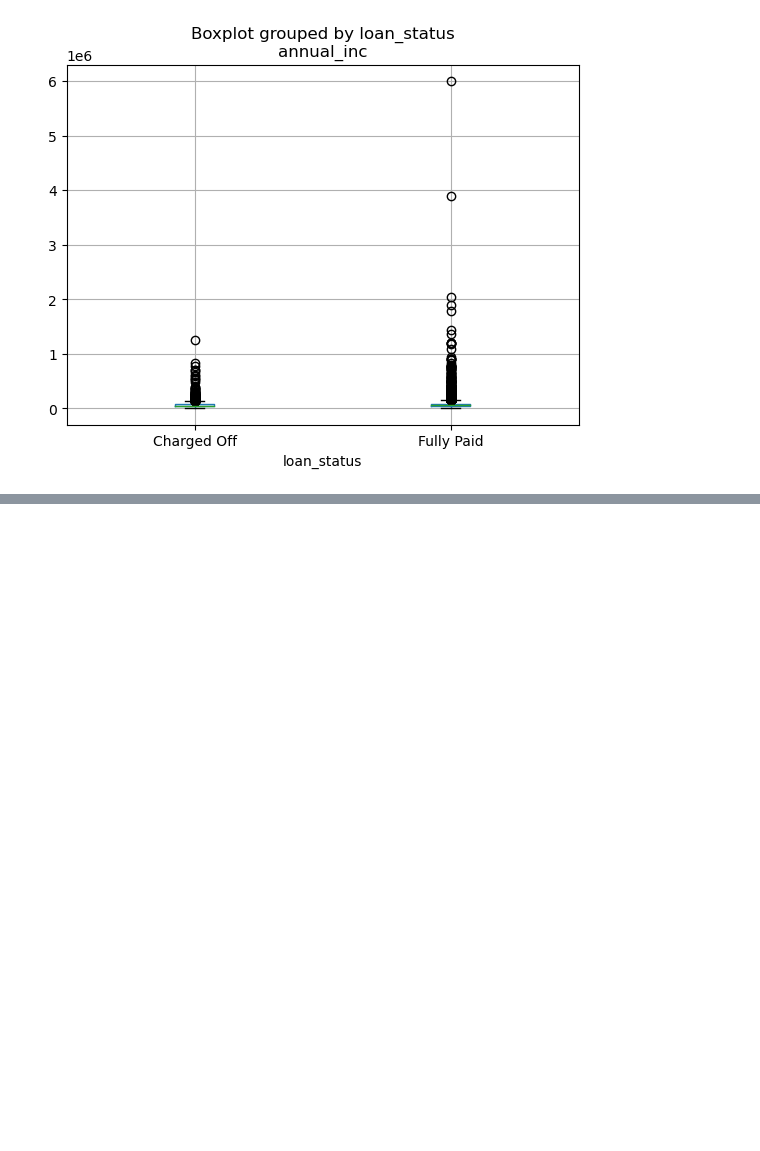
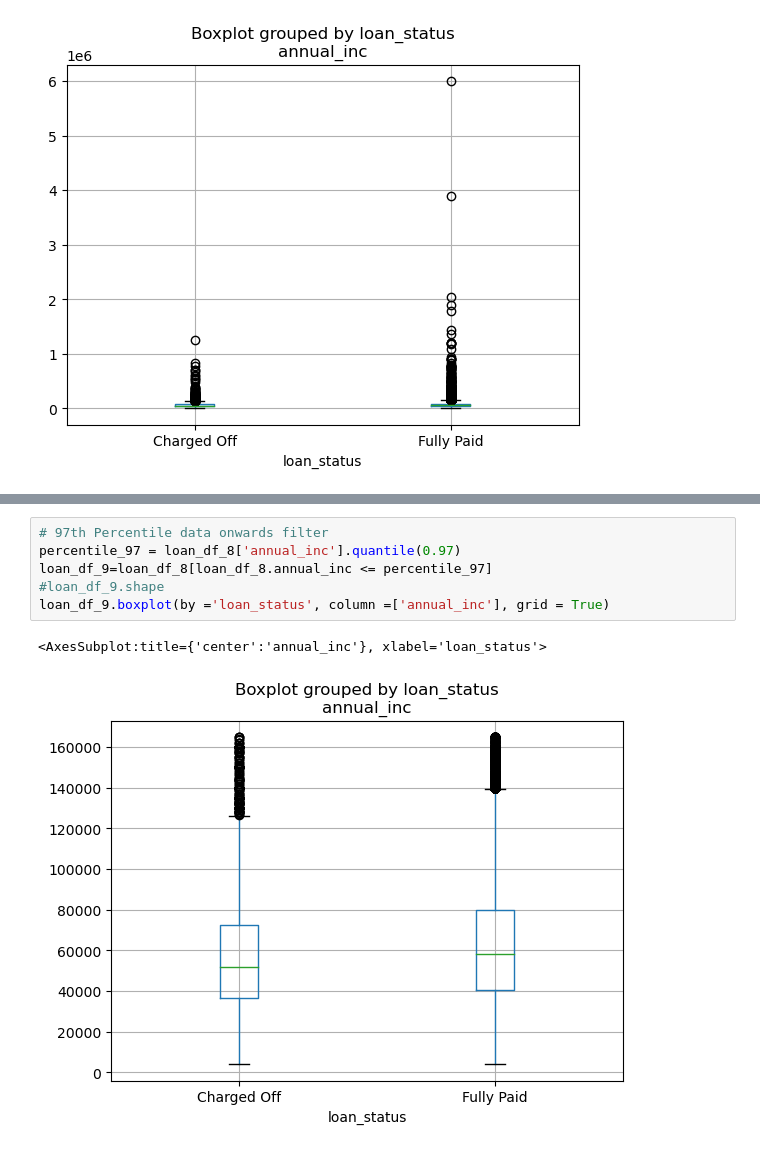
Before and after one commit to krishnendra/LendingClubCaseStudy, a Jupyter notebook: final_lccs.ipynb, the cells around one changed output, grey strips where cells are left out. Drawn from its saved outputs; the diff is of its cells as text; blank space fills up the shorter version.

```diff
--- a/final_lccs.ipynb
+++ b/final_lccs.ipynb
@@ -321,0 +333,9 @@ loan_df_8.shape
+# %%
+# 97th Percentile data onwards filter
+percentile_97 = loan_df_8['annual_inc'].quantile(0.97)
+loan_df_9=loan_df_8[loan_df_8.annual_inc <= percentile_97]
+#loan_df_9.shape
+loan_df_9.boxplot(by ='loan_status', column =['annual_inc'], grid = True)
+# %% [output]
+<AxesSubplot:title={'center':'annual_inc'}, xlabel='loan_status'>
+[figure, added]
```
Also changed, not shown: parts of 24 cells of this notebook.
